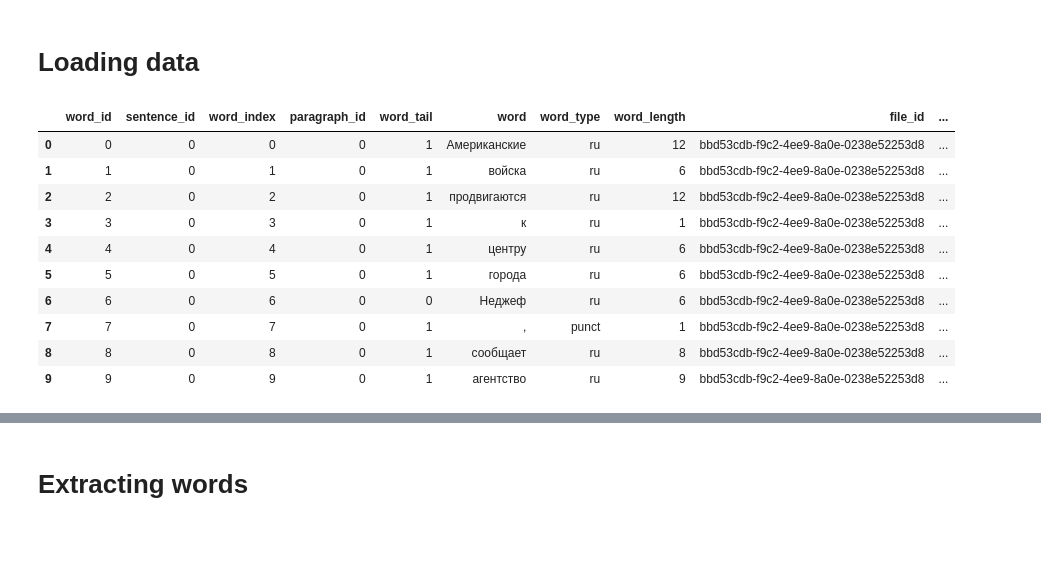
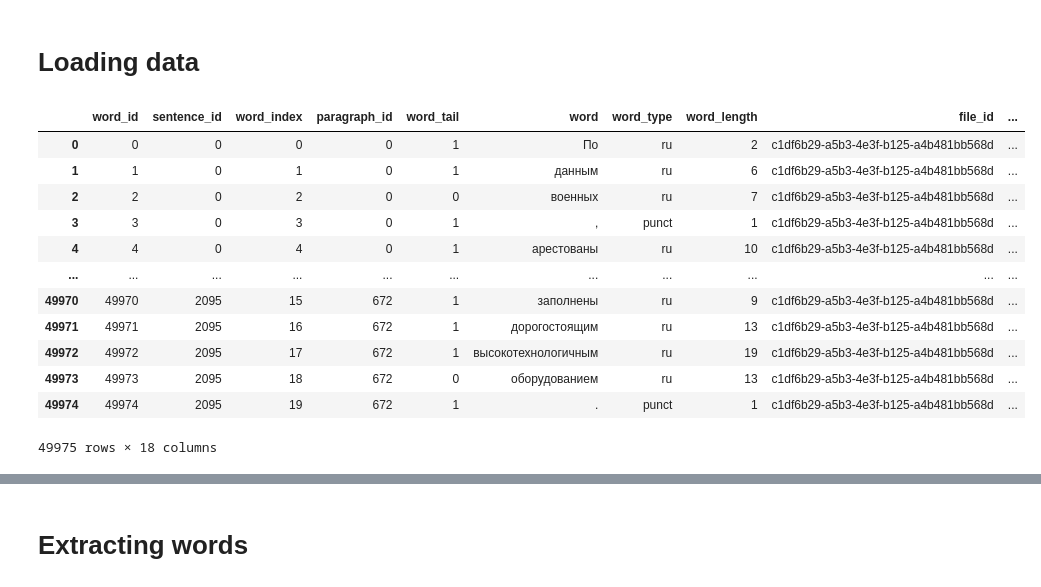
Before and after one commit to okulovsky/grammar_ru, a Jupyter notebook: research/n_nn/playing-around.ipynb, the cells around one changed output, grey strips where cells are left out. Cells and saved outputs as stored; diff of their text form; code cells hidden in the pictures; blank space fills up the shorter version.

Commit message:
trying to understand the causes of artifacts in the collected words

```diff
--- a/research/n_nn/playing-around.ipynb
+++ b/research/n_nn/playing-around.ipynb
@@ -12,18 +11,22 @@ reader = CorpusReader(Loc.corpus_path/corpus_name)
+# %%
+reader = CorpusReader(Loc.bundles_path/'n_nn/prepare/raw/raw_partial.zip')
 # %%
-frames = reader.read_frames()
+frames = reader.get_frames()
 # %%
-frame = frames.first()
+df = frames.first()
-# %%
-frame.head(10)
-# %% [output]
-|  | word_id | sentence_id | word_index | paragraph_id | word_tail | word | word_type | word_length | file_id | ... |
-| 0 | 0 | 0 | 0 | 0 | 1 | Американские | ru | 12 | bbd53cdb-f9c2-4ee9-8a0e-0238e52253d8 | ... |
-| 1 | 1 | 0 | 1 | 0 | 1 | войска | ru | 6 | bbd53cdb-f9c2-4ee9-8a0e-0238e52253d8 | ... |
-| 2 | 2 | 0 | 2 | 0 | 1 | продвигаются | ru | 12 | bbd53cdb-f9c2-4ee9-8a0e-0238e52253d8 | ... |
-| 3 | 3 | 0 | 3 | 0 | 1 | к | ru | 1 | bbd53cdb-f9c2-4ee9-8a0e-0238e52253d8 | ... |
-| 4 | 4 | 0 | 4 | 0 | 1 | центру | ru | 6 | bbd53cdb-f9c2-4ee9-8a0e-0238e52253d8 | ... |
-| 5 | 5 | 0 | 5 | 0 | 1 | города | ru | 6 | bbd53cdb-f9c2-4ee9-8a0e-0238e52253d8 | ... |
-| 6 | 6 | 0 | 6 | 0 | 0 | Неджеф | ru | 6 | bbd53cdb-f9c2-4ee9-8a0e-0238e52253d8 | ... |
-| 7 | 7 | 0 | 7 | 0 | 1 | , | punct | 1 | bbd53cdb-f9c2-4ee9-8a0e-0238e52253d8 | ... |
-| 8 | 8 | 0 | 8 | 0 | 1 | сообщает | ru | 8 | bbd53cdb-f9c2-4ee9-8a0e-0238e52253d8 | ... |
-| 9 | 9 | 0 | 9 | 0 | 1 | агентство | ru | 9 | bbd53cdb-f9c2-4ee9-8a0e-0238e52253d8 | ... |
+# %%
+df
+# %% [output]
+|  | word_id | sentence_id | word_index | paragraph_id | word_tail | word | word_type | word_length | file_id | ... |
+| 0 | 0 | 0 | 0 | 0 | 1 | По | ru | 2 | c1df6b29-a5b3-4e3f-b125-a4b481bb568d | ... |
+| 1 | 1 | 0 | 1 | 0 | 1 | данным | ru | 6 | c1df6b29-a5b3-4e3f-b125-a4b481bb568d | ... |
+| 2 | 2 | 0 | 2 | 0 | 0 | военных | ru | 7 | c1df6b29-a5b3-4e3f-b125-a4b481bb568d | ... |
+| 3 | 3 | 0 | 3 | 0 | 1 | , | punct | 1 | c1df6b29-a5b3-4e3f-b125-a4b481bb568d | ... |
+| 4 | 4 | 0 | 4 | 0 | 1 | арестованы | ru | 10 | c1df6b29-a5b3-4e3f-b125-a4b481bb568d | ... |
+| ... | ... | ... | ... | ... | ... | ... | ... | ... | ... | ... |
+| 49970 | 49970 | 2095 | 15 | 672 | 1 | заполнены | ru | 9 | c1df6b29-a5b3-4e3f-b125-a4b481bb568d | ... |
+| 49971 | 49971 | 2095 | 16 | 672 | 1 | дорогостоящим | ru | 13 | c1df6b29-a5b3-4e3f-b125-a4b481bb568d | ... |
+| 49972 | 49972 | 2095 | 17 | 672 | 1 | высокотехнологичным | ru | 19 | c1df6b29-a5b3-4e3f-b125-a4b481bb568d | ... |
+| 49973 | 49973 | 2095 | 18 | 672 | 0 | оборудованием | ru | 13 | c1df6b29-a5b3-4e3f-b125-a4b481bb568d | ... |
+| 49974 | 49974 | 2095 | 19 | 672 | 1 | . | punct | 1 | c1df6b29-a5b3-4e3f-b125-a4b481bb568d | ... |
+49975 rows × 18 columns
```
Also changed, not shown: parts of 61 cells of this notebook, 1 other file.
